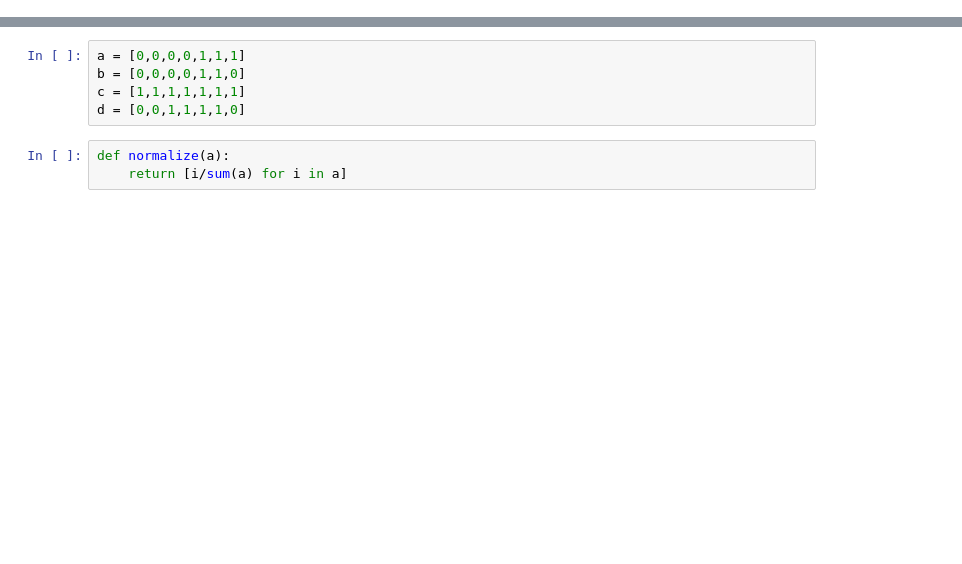
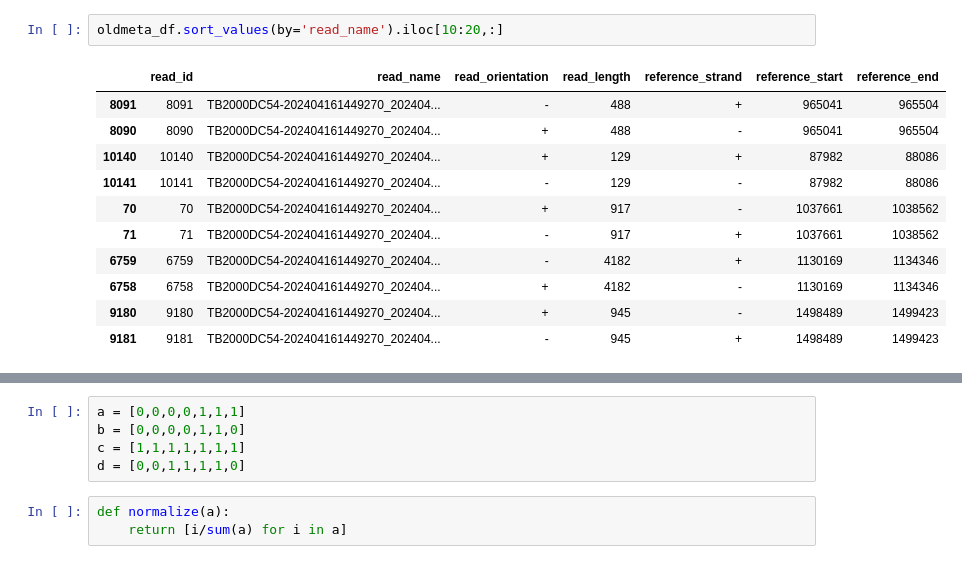
Before and after one commit to jzhang-dev/kNN-overlap-finder, a Jupyter notebook: notebooks/tmp.ipynb, the cells around one changed output, grey strips where cells are left out. Drawn from its saved outputs; the diff is of its cells as text; blank space fills up the shorter version.

```diff
--- a/notebooks/tmp.ipynb
+++ b/notebooks/tmp.ipynb
@@ -6,0 +293,14 @@ from scipy.spatial.distance import euclidean,cosine
+# %%
+oldmeta_df.sort_values(by='read_name').iloc[10:20,:]
+# %% [output]
+|  | read_id | read_name | read_orientation | read_length | reference_strand | reference_start | reference_end |
+| 8091 | 8091 | TB2000DC54-202404161449270_202404... | - | 488 | + | 965041 | 965504 |
+| 8090 | 8090 | TB2000DC54-202404161449270_202404... | + | 488 | - | 965041 | 965504 |
+| 10140 | 10140 | TB2000DC54-202404161449270_202404... | + | 129 | + | 87982 | 88086 |
+| 10141 | 10141 | TB2000DC54-202404161449270_202404... | - | 129 | - | 87982 | 88086 |
+| 70 | 70 | TB2000DC54-202404161449270_202404... | + | 917 | - | 1037661 | 1038562 |
+| 71 | 71 | TB2000DC54-202404161449270_202404... | - | 917 | + | 1037661 | 1038562 |
+| 6759 | 6759 | TB2000DC54-202404161449270_202404... | - | 4182 | + | 1130169 | 1134346 |
+| 6758 | 6758 | TB2000DC54-202404161449270_202404... | + | 4182 | - | 1130169 | 1134346 |
+| 9180 | 9180 | TB2000DC54-202404161449270_202404... | + | 945 | - | 1498489 | 1499423 |
+| 9181 | 9181 | TB2000DC54-202404161449270_202404... | - | 945 | + | 1498489 | 1499423 |
```
Also changed, not shown: parts of 69 cells of this notebook, 40 other files.
